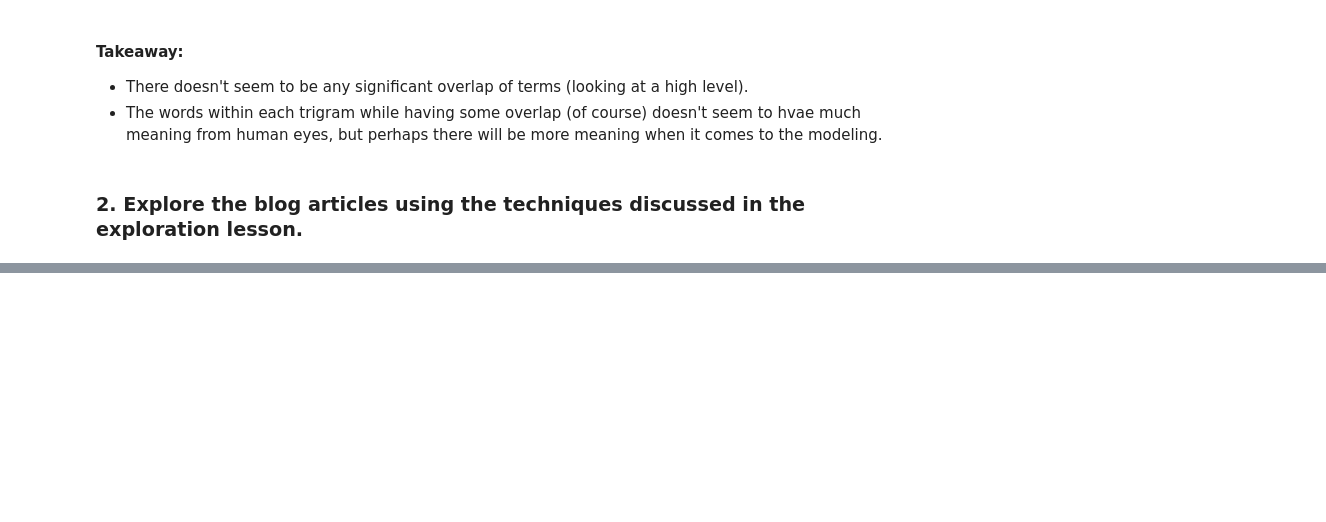
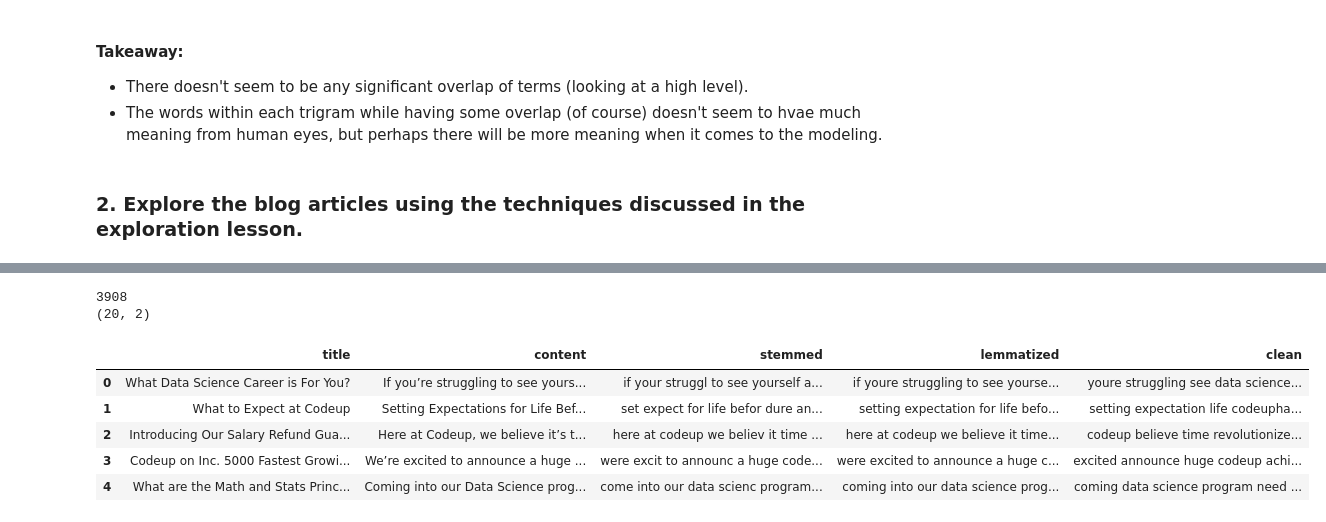
Before and after one commit to lukewbecker/natural-language-processing-exercises, a Jupyter notebook: explore.ipynb, the cells around one changed output, grey strips where cells are left out. Saved outputs shown, nothing was run; the diff lists cells and outputs as text; code cells hidden in the pictures; blank space fills up the shorter version.

```diff
--- a/explore.ipynb
+++ b/explore.ipynb
@@ -346,3 +349,6 @@ plt.show()
 - The words within each trigram while having some overlap (of course) doesn't seem to hvae much meaning from human eyes, but perhaps there will be more meaning when it comes to the modeling.
 # %% [markdown]
 ### 2. Explore the blog articles using the techniques discussed in the exploration lesson.
+# %%
+blog_df = pd.read_json('big_blogs.json')
+blog_df.head()
@@ -348,0 +362,6 @@ plt.show()
+# %%
+print(len(blog_df.content[0]))
+print(blog_df.shape)
+# %% [output]
+3908
+(20, 2)
@@ -348,0 +370,9 @@ plt.show()
+# %%
+blog_df.head()
+# %% [output]
+|  | title | content | stemmed | lemmatized | clean |
+| 0 | What Data Science Career is For You? | If you’re struggling to see yours... | if your struggl to see yourself a... | if youre struggling to see yourse... | youre struggling see data science... |
+| 1 | What to Expect at Codeup | Setting Expectations for Life Bef... | set expect for life befor dure an... | setting expectation for life befo... | setting expectation life codeupha... |
+| 2 | Introducing Our Salary Refund Gua... | Here at Codeup, we believe it’s t... | here at codeup we believ it time ... | here at codeup we believe it time... | codeup believe time revolutionize... |
+| 3 | Codeup on Inc. 5000 Fastest Growi... | We’re excited to announce a huge ... | were excit to announc a huge code... | were excited to announce a huge c... | excited announce huge codeup achi... |
+| 4 | What are the Math and Stats Princ... | Coming into our Data Science prog... | come into our data scienc program... | coming into our data science prog... | coming data science program need ... |
```
Also changed, not shown: parts of 23 cells of this notebook, 1 other file.
